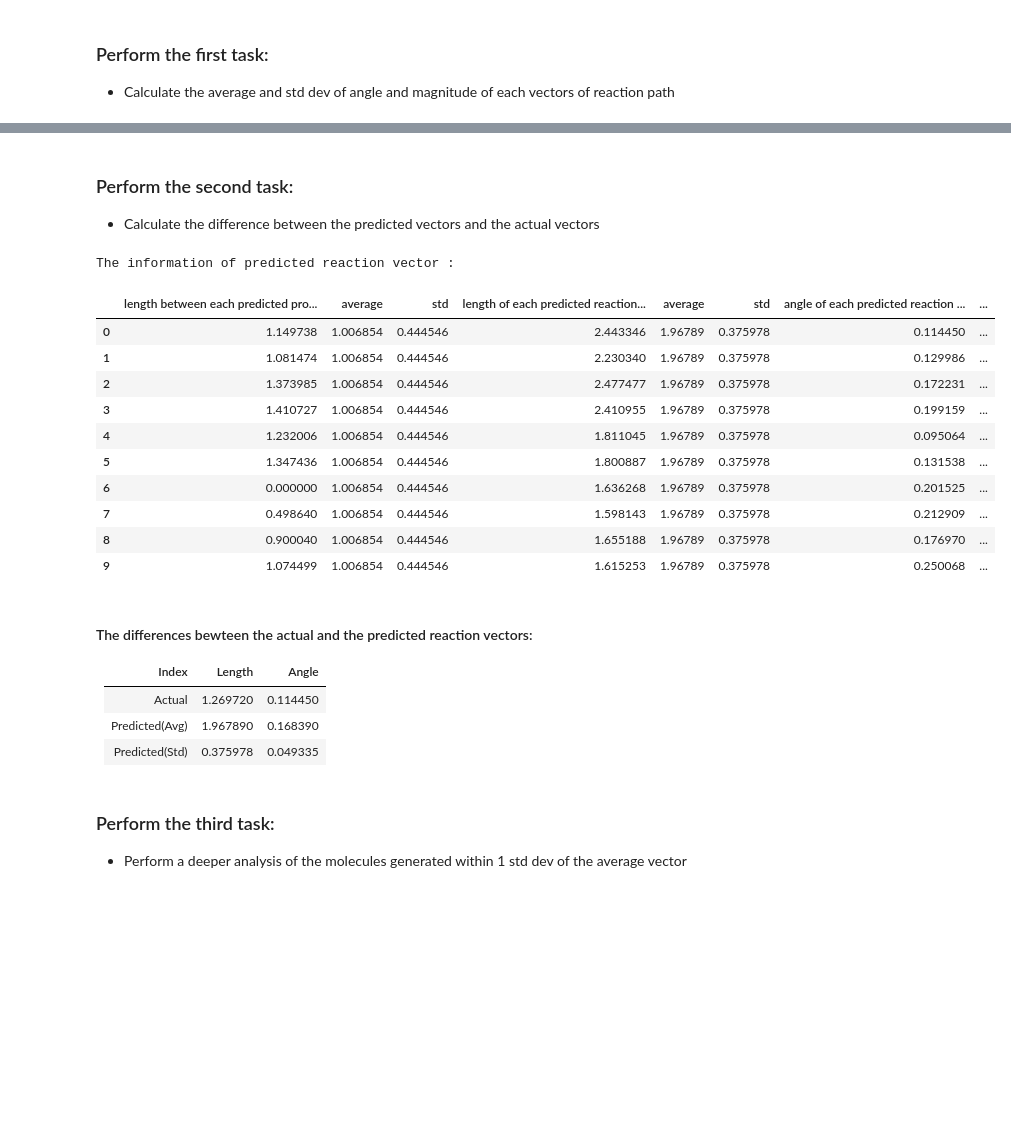
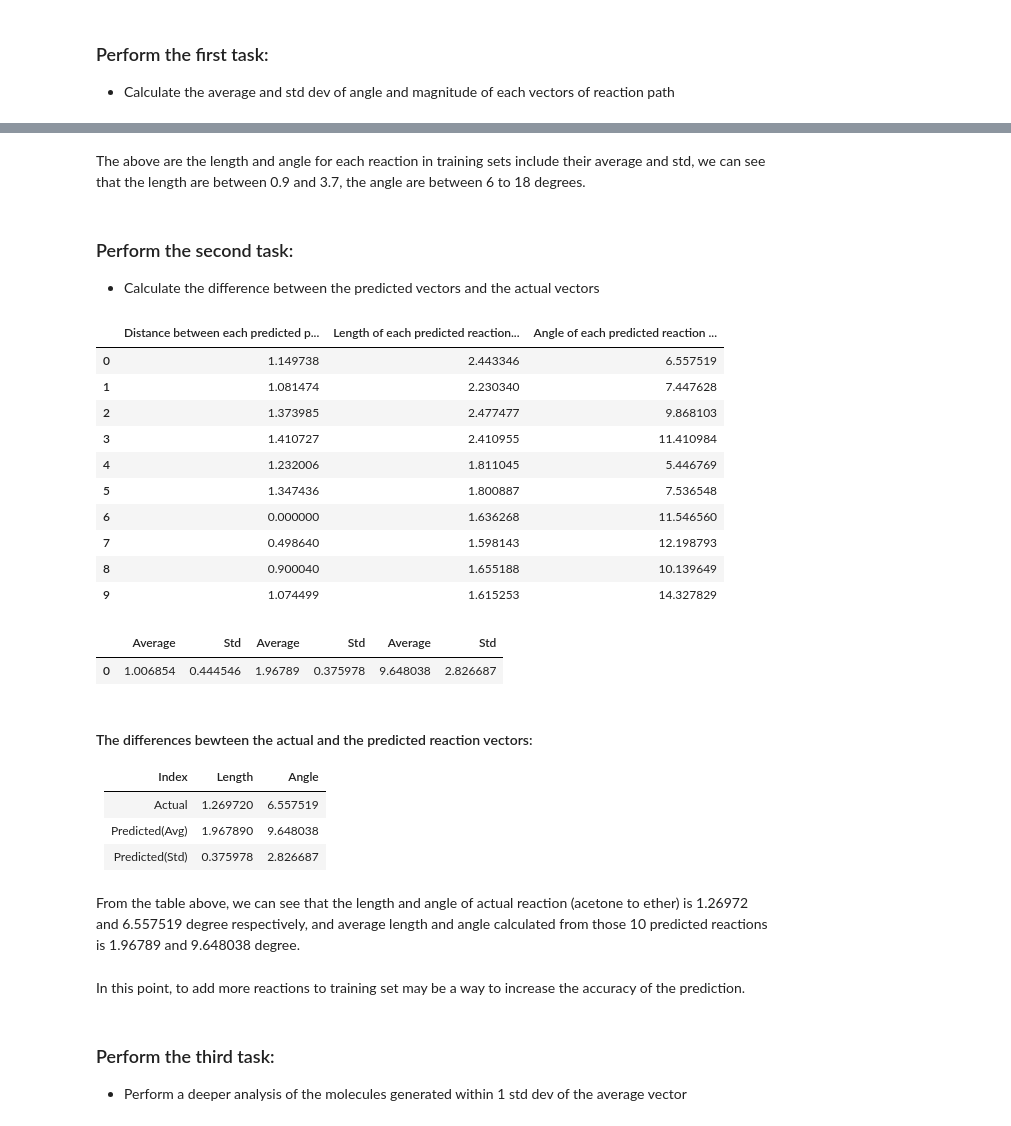
Before and after one commit to UWDIRECT-2019/DarKnight, a Jupyter notebook: darknight/simple_reactions/Avg_rxn_vec_Alcohol_Dehydration.ipynb, the cells around one changed output, grey strips where cells are left out. Drawn from its saved outputs; the diff is of its cells as text; code cells hidden in the pictures; blank space fills up the shorter version.

```diff
--- a/darknight/simple_reactions/Avg_rxn_vec_Alcohol_Dehydration.ipynb
+++ b/darknight/simple_reactions/Avg_rxn_vec_Alcohol_Dehydration.ipynb
@@ -243,7 +233,8 @@ a1 = []
 for i in range(16):
     cos = d2[i]/d3[i]  #this is the value of cos(sita)
     angle = math.acos(cos)  #this is the value of sita
-    a1.append(angle)
+    degree = math.degrees(angle)
+    a1.append(degree)
 
 # Calculate the average angle of the Alcohol Dehydration reaction path
 sum2 = 0
@@ -281,3 +276,5 @@ The length and the angle of each reaction in training set :
+# %% [markdown]
+The above are the length and angle for each reaction in training sets include their average and std, we can see that the length are between 0.9 and 3.7, the angle are between 6 to 18 degrees.
 # %% [markdown]
 ### Perform the second task:
 * Calculate the difference between the predicted vectors and the actual vectors
@@ -385,7 +382,8 @@ a2 = []
 for i in range(10):
     cos = d2[i]/d3[i]  #this is the value of cos(sita)
     angle = math.acos(cos)  #this is the value of sita
-    a2.append(angle)
+    degree = math.degrees(angle)
+    a2.append(degree)
 
 # Calculate the average angle of each predicted Alcohol Dehydration reaction path
 sum5 = 0
@@ -396,31 +394,39 @@ for num in a2:
 # Calculate the std angle of each predicted Alcohol Dehydration reaction path
 std5 = statistics.stdev(a2)
 # %%
-df2 = {'d4':d4, 'average3':average3, 'std3':std3, 'd5':d5, 'average4':average4, 'std4':std4,'a2':a2, 'average5':average5, 'std5':std5}
-df2 = pd.DataFrame(df2)
-df2.columns = ['length between each predicted product and actual product', 'average', 'std', 'length of each predicted reaction vector', 'average', 'std', 'angle of each predicted reaction vector', 'average', 'std']
-print('The information of predicted reaction vector :')
-df2
+# Put the length and angle into dataframe
+df3 = {'d4':d4, 'd5':d5, 'a2':a2}
+df4 = {'average3':average3, 'std3':std3, 'average4':average4, 'std4':std4, 'average5':average5, 'std5':std5}
+df3 = pd.DataFrame(df3)
+df4 = pd.DataFrame(df4, index = [0])
+df3.columns = ['Distance between each predicted product and actual product', 'Length of each predicted reaction vector', 'Angle of each predicted reaction vector']
+df4.columns = ['Average', 'Std', 'Average', 'Std', 'Average', 'Std']
+display_html(df3._repr_html_()+df4._repr_html_(), raw=True)
 # %% [output]
-The information of predicted reaction vector :
-|  | length between each predicted pro... | average | std | length of each predicted reaction... | average | std | angle of each predicted reaction ... | ... |
-| 0 | 1.149738 | 1.006854 | 0.444546 | 2.443346 | 1.96789 | 0.375978 | 0.114450 | ... |
-| 1 | 1.081474 | 1.006854 | 0.444546 | 2.230340 | 1.96789 | 0.375978 | 0.129986 | ... |
-| 2 | 1.373985 | 1.006854 | 0.444546 | 2.477477 | 1.96789 | 0.375978 | 0.172231 | ... |
-| 3 | 1.410727 | 1.006854 | 0.444546 | 2.410955 | 1.96789 | 0.375978 | 0.199159 | ... |
-| 4 | 1.232006 | 1.006854 | 0.444546 | 1.811045 | 1.96789 | 0.375978 | 0.095064 | ... |
-| 5 | 1.347436 | 1.006854 | 0.444546 | 1.800887 | 1.96789 | 0.375978 | 0.131538 | ... |
-| 6 | 0.000000 | 1.006854 | 0.444546 | 1.636268 | 1.96789 | 0.375978 | 0.201525 | ... |
-| 7 | 0.498640 | 1.006854 | 0.444546 | 1.598143 | 1.96789 | 0.375978 | 0.212909 | ... |
-| 8 | 0.900040 | 1.006854 | 0.444546 | 1.655188 | 1.96789 | 0.375978 | 0.176970 | ... |
-| 9 | 1.074499 | 1.006854 | 0.444546 | 1.615253 | 1.96789 | 0.375978 | 0.250068 | ... |
+|  | Distance between each predicted p... | Length of each predicted reaction... | Angle of each predicted reaction ... |
+| 0 | 1.149738 | 2.443346 | 6.557519 |
+| 1 | 1.081474 | 2.230340 | 7.447628 |
+| 2 | 1.373985 | 2.477477 | 9.868103 |
+| 3 | 1.410727 | 2.410955 | 11.410984 |
+| 4 | 1.232006 | 1.811045 | 5.446769 |
+| 5 | 1.347436 | 1.800887 | 7.536548 |
+| 6 | 0.000000 | 1.636268 | 11.546560 |
+| 7 | 0.498640 | 1.598143 | 12.198793 |
+| 8 | 0.900040 | 1.655188 | 10.139649 |
+| 9 | 1.074499 | 1.615253 | 14.327829 |
+|  | Average | Std | Average | Std | Average | Std |
+| 0 | 1.006854 | 0.444546 | 1.96789 | 0.375978 | 9.648038 | 2.826687 |
 # %% [markdown]
 #### The differences bewteen the actual and the predicted reaction vectors:
 | Index         |   Length|    Angle|
 |---------------|---------|---------|
-|         Actual| 1.269720| 0.114450|
-| Predicted(Avg)| 1.967890| 0.168390|
-| Predicted(Std)| 0.375978| 0.049335|
+|         Actual| 1.269720| 6.557519|
+| Predicted(Avg)| 1.967890| 9.648038|
+| Predicted(Std)| 0.375978| 2.826687|
+# %% [markdown]
+From the table above, we can see that the length and angle of actual reaction (acetone to ether) is 1.26972 and 6.557519 degree respectively, and average length and angle calculated from those 10 predicted reactions is 1.96789 and 9.648038 degree.
+# %% [markdown]
+In this point, to add more reactions to training set may be a way to increase the accuracy of the prediction.
 # %% [markdown]
 ### Perform the third task:
 * Perform a deeper analysis of the molecules generated within 1 std dev of the average vector
```
Also changed, not shown: parts of 5 cells of this notebook.
